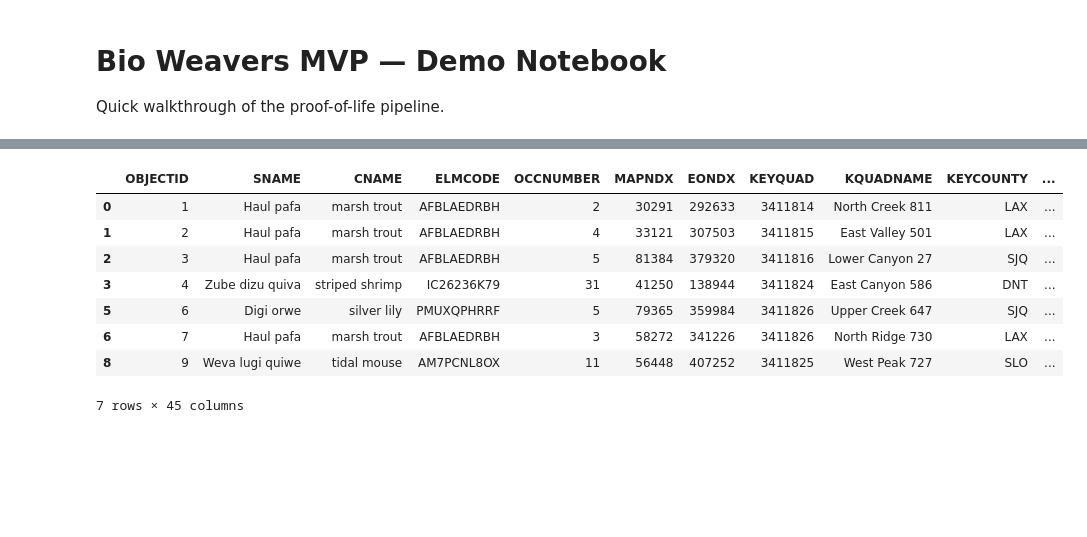
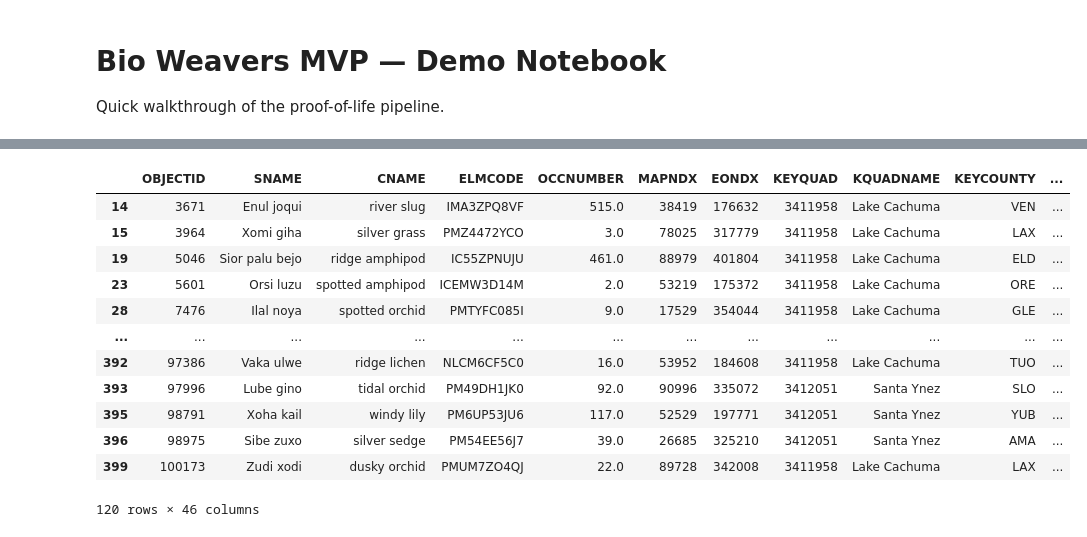
Before and after one commit to bioweavers/bioweavers-mvp, a Jupyter notebook: notebooks/demo.ipynb, the cells around one changed output, grey strips where cells are left out. Cells and saved outputs as stored; diff of their text form; code cells hidden in the pictures; blank space fills up the shorter version.

```diff
--- a/notebooks/demo.ipynb
+++ b/notebooks/demo.ipynb
@@ -21,7 +24,7 @@ from src.species import refactor_cnps, plot_cnddb_species_distribution, plot_cnd
 # from src.export import export_species_csv, export_species_excel
 # %%
 # Load sample boundary.
-boundary_path = Path("../data/palisades.geojson")
+boundary_path = Path("../data/lake_cachuma.geojson")
 boundary = load_boundary(boundary_path)
-boundary.head()
+boundary.plot()
 # %% [output]
@@ -34,6 +77,6 @@ boundary.head()
 # %%
-# Create a 5-mile buffer and bounding box.
-buffered = create_buffer(boundary, distance=5)
-bbox = get_bounding_box(buffered)
+# Create a mile based buffer and bounding box.
+buffered_2mi_boundary = create_buffer(boundary, distance=4828.03) # 2-miles in meters
+bbox = get_bounding_box(buffered_2mi_boundary)
 bbox
 # %% [output]
@@ -60,5 +88,5 @@ all_quads
 # %%
 # Get the list of quads that intersect with the boundary.
-quad_ids = get_quads(boundary, all_quads)
+quad_ids = get_quads(buffered_2mi_boundary, all_quads)
 quad_ids
 # %% [output]
@@ -81,19 +126,23 @@ cnps_species.head()
 5 rows × 49 columns
 # %%
 # Get the CNDBB species that are found within the intersecting quads.
-cnddb_path = Path("../data/cnddb_test_data.csv")
+cnddb_path = Path("../data/mock_cnddb_data.geojson")
 cnddb_species = get_species_cnddb(cnddb_path, quad_ids)
 cnddb_species
 # %% [output]
 |  | OBJECTID | SNAME | CNAME | ELMCODE | OCCNUMBER | MAPNDX | EONDX | KEYQUAD | KQUADNAME | KEYCOUNTY | ... |
-| 0 | 1 | Haul pafa | marsh trout | AFBLAEDRBH | 2 | 30291 | 292633 | 3411814 | North Creek 811 | LAX | ... |
-| 1 | 2 | Haul pafa | marsh trout | AFBLAEDRBH | 4 | 33121 | 307503 | 3411815 | East Valley 501 | LAX | ... |
-| 2 | 3 | Haul pafa | marsh trout | AFBLAEDRBH | 5 | 81384 | 379320 | 3411816 | Lower Canyon 27 | SJQ | ... |
-| 3 | 4 | Zube dizu quiva | striped shrimp | IC26236K79 | 31 | 41250 | 138944 | 3411824 | East Canyon 586 | DNT | ... |
-| 5 | 6 | Digi orwe | silver lily | PMUXQPHRRF | 5 | 79365 | 359984 | 3411826 | Upper Creek 647 | SJQ | ... |
-| 6 | 7 | Haul pafa | marsh trout | AFBLAEDRBH | 3 | 58272 | 341226 | 3411826 | North Ridge 730 | LAX | ... |
-| 8 | 9 | Weva lugi quiwe | tidal mouse | AM7PCNL8OX | 11 | 56448 | 407252 | 3411825 | West Peak 727 | SLO | ... |
+| 14 | 3671 | Enul joqui | river slug | IMA3ZPQ8VF | 515.0 | 38419 | 176632 | 3411958 | Lake Cachuma | VEN | ... |
+| 15 | 3964 | Xomi giha | silver grass | PMZ4472YCO | 3.0 | 78025 | 317779 | 3411958 | Lake Cachuma | LAX | ... |
+| 19 | 5046 | Sior palu bejo | ridge amphipod | IC55ZPNUJU | 461.0 | 88979 | 401804 | 3411958 | Lake Cachuma | ELD | ... |
+| 23 | 5601 | Orsi luzu | spotted amphipod | ICEMW3D14M | 2.0 | 53219 | 175372 | 3411958 | Lake Cachuma | ORE | ... |
+| 28 | 7476 | Ilal noya | spotted orchid | PMTYFC085I | 9.0 | 17529 | 354044 | 3411958 | Lake Cachuma | GLE | ... |
+| ... | ... | ... | ... | ... | ... | ... | ... | ... | ... | ... | ... |
+| 392 | 97386 | Vaka ulwe | ridge lichen | NLCM6CF5C0 | 16.0 | 53952 | 184608 | 3411958 | Lake Cachuma | TUO | ... |
+| 393 | 97996 | Lube gino | tidal orchid | PM49DH1JK0 | 92.0 | 90996 | 335072 | 3412051 | Santa Ynez | SLO | ... |
+| 395 | 98791 | Xoha kail | windy lily | PM6UP53JU6 | 117.0 | 52529 | 197771 | 3412051 | Santa Ynez | YUB | ... |
+| 396 | 98975 | Sibe zuxo | silver sedge | PM54EE56J7 | 39.0 | 26685 | 325210 | 3412051 | Santa Ynez | AMA | ... |
+| 399 | 100173 | Zudi xodi | dusky orchid | PMUM7ZO4QJ | 22.0 | 89728 | 342008 | 3411958 | Lake Cachuma | LAX | ... |
-7 rows × 45 columns
+120 rows × 46 columns
 # %%
 # Plot the distribution of CNDBB species occurrences.
 species_distribution_plot = plot_cnddb_species_distribution(cnddb_species)
```
Also changed, not shown: parts of 12 cells of this notebook, 15 other files.
